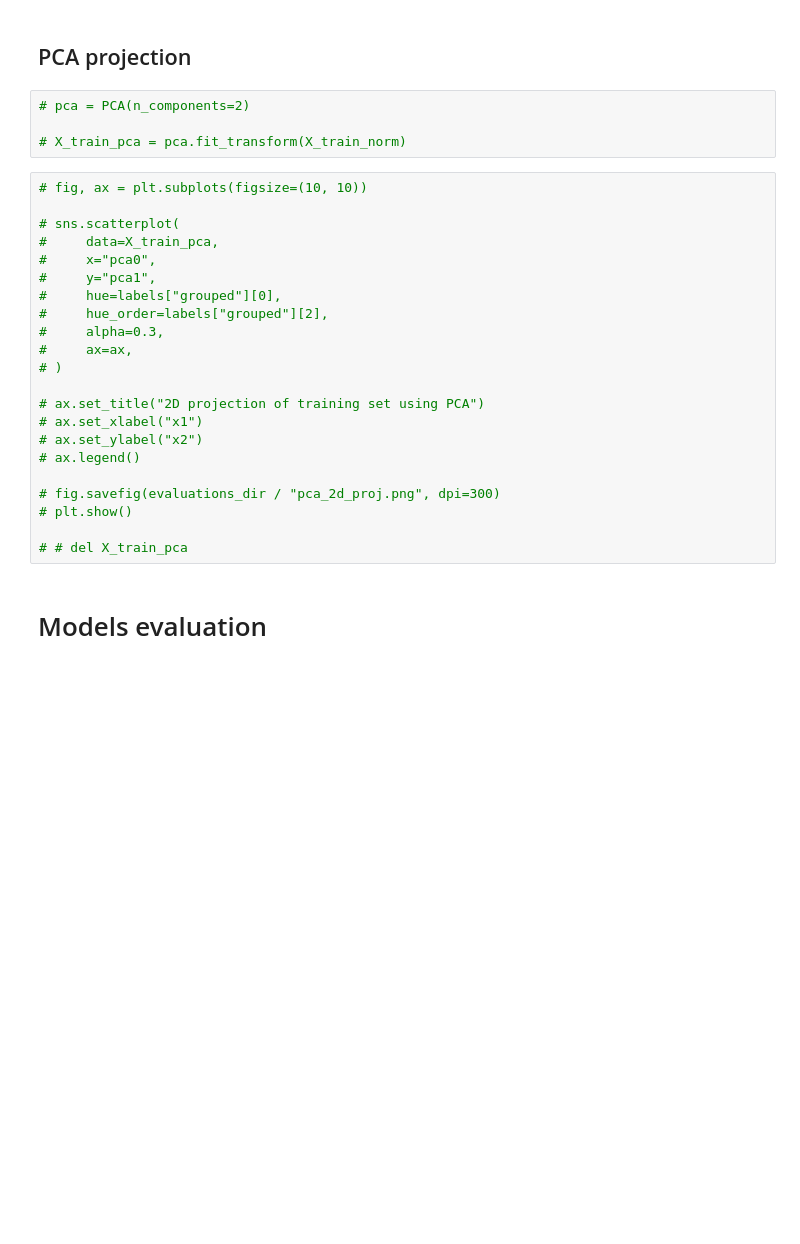
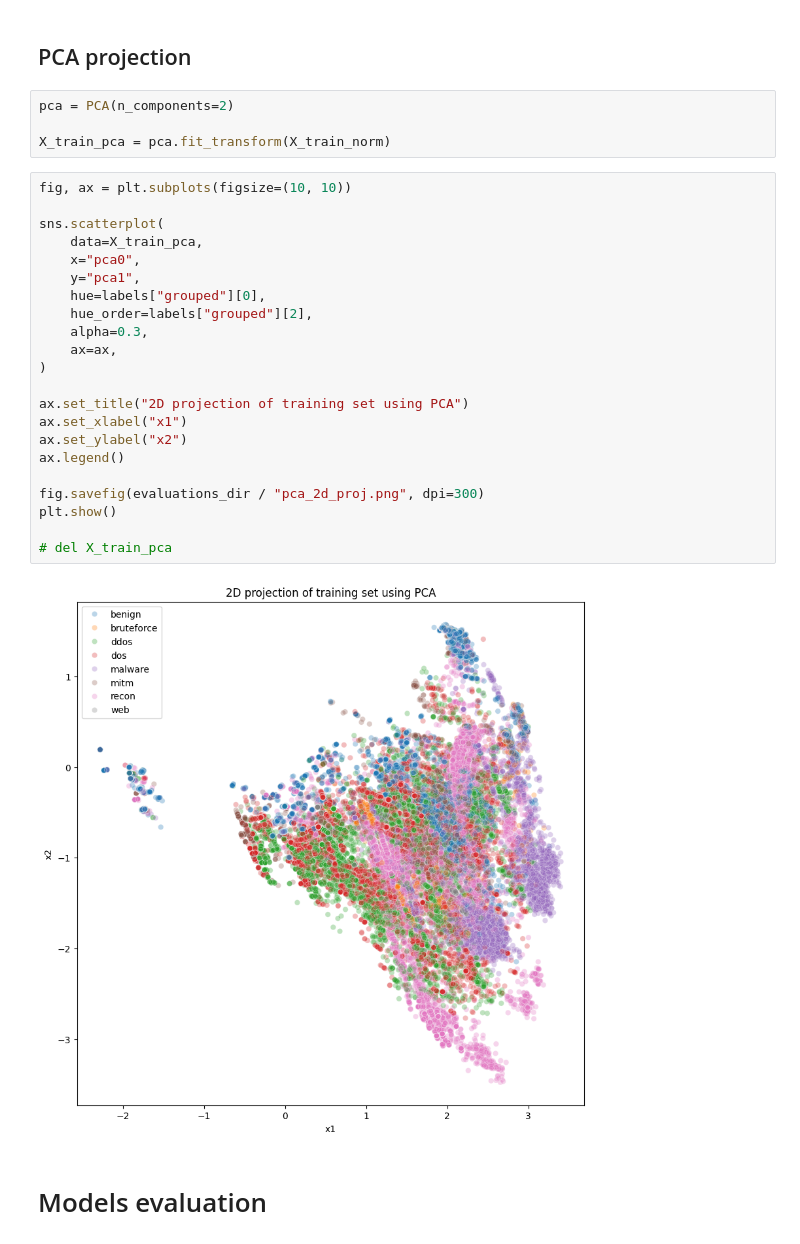
Before and after one commit to nelioasousa/iiot_threat_detec, a Jupyter notebook: experiments/evaluations.ipynb, the cells around one changed output. Drawn from its saved outputs; the diff is of its cells as text; blank space fills up the shorter version.

```diff
--- a/experiments/evaluations.ipynb
+++ b/experiments/evaluations.ipynb
@@ -110,31 +126,33 @@ euclidean_normalizer = make_column_transformer(
 # %% [markdown]
 ## PCA projection
 # %%
-# pca = PCA(n_components=2)
+pca = PCA(n_components=2)
 
-# X_train_pca = pca.fit_transform(X_train_norm)
+X_train_pca = pca.fit_transform(X_train_norm)
 # %%
-# fig, ax = plt.subplots(figsize=(10, 10))
+fig, ax = plt.subplots(figsize=(10, 10))
 
-# sns.scatterplot(
-#     data=X_train_pca,
-#     x="pca0",
-#     y="pca1",
-#     hue=labels["grouped"][0],
-#     hue_order=labels["grouped"][2],
-#     alpha=0.3,
-#     ax=ax,
-# )
+sns.scatterplot(
+    data=X_train_pca,
+    x="pca0",
+    y="pca1",
+    hue=labels["grouped"][0],
+    hue_order=labels["grouped"][2],
+    alpha=0.3,
+    ax=ax,
+)
 
-# ax.set_title("2D projection of training set using PCA")
-# ax.set_xlabel("x1")
-# ax.set_ylabel("x2")
-# ax.legend()
+ax.set_title("2D projection of training set using PCA")
+ax.set_xlabel("x1")
+ax.set_ylabel("x2")
+ax.legend()
 
-# fig.savefig(evaluations_dir / "pca_2d_proj.png", dpi=300)
-# plt.show()
+fig.savefig(evaluations_dir / "pca_2d_proj.png", dpi=300)
+plt.show()
 
-# # del X_train_pca
+# del X_train_pca
+# %% [output]
+[figure, added]
 # %% [markdown]
 # Models evaluation
 # %%
```
Also changed, not shown: parts of 13 cells of this notebook, 5 other files.
